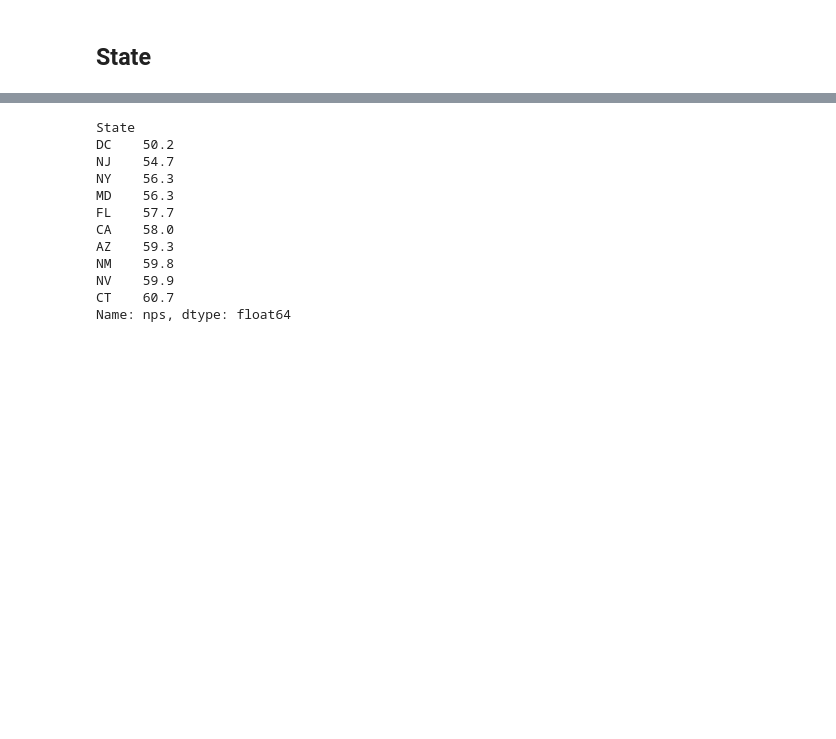
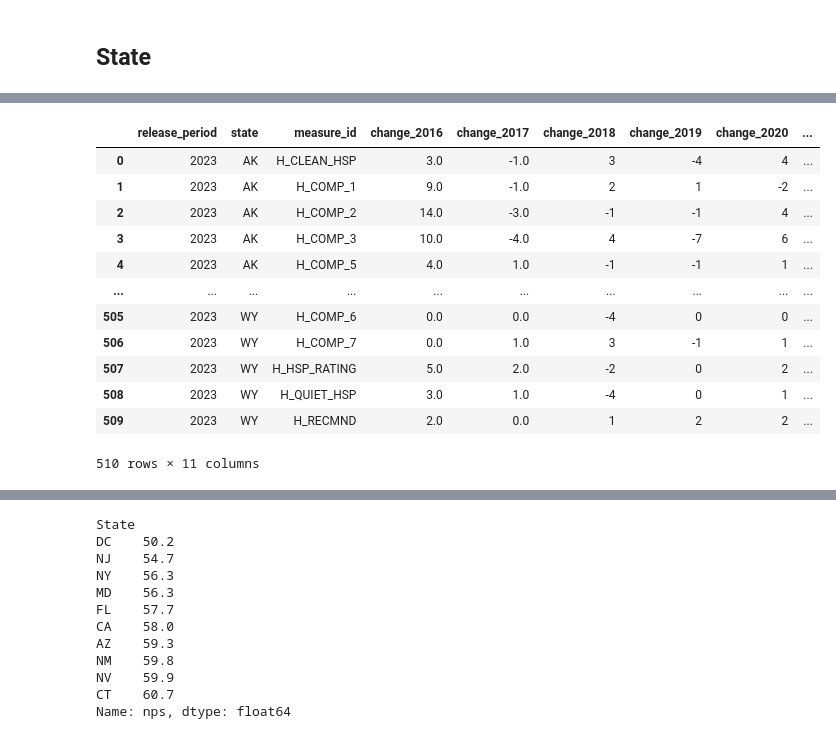
Before and after one commit to andyguo0228/maven_healthcare, a Jupyter notebook: maven_healthcare.ipynb, the cells around one changed output, grey strips where cells are left out. Saved outputs shown, nothing was run; the diff lists cells and outputs as text; code cells hidden in the pictures; blank space fills up the shorter version.

```diff
--- a/maven_healthcare.ipynb
+++ b/maven_healthcare.ipynb
@@ -124,0 +155,25 @@ KeyError: ('state', 'nps')
+# %%
+# Calculate yearly change
+years = list(range(2015, 2024))
+for year in years[1:]:
+    col_name = f"change_{year}"
+    df1[col_name] = df1[f"nps_{year}"] - df1[f"nps_{year-1}"]
+
+# Filter out columns to show only change columns along with some identifying columns
+change_df = df1[['release_period', 'state', 'measure_id'] + [f"change_{year}" for year in years[1:]]]
+
+change_df
+# %% [output]
+|  | release_period | state | measure_id | change_2016 | change_2017 | change_2018 | change_2019 | change_2020 | ... |
+| 0 | 2023 | AK | H_CLEAN_HSP | 3.0 | -1.0 | 3 | -4 | 4 | ... |
+| 1 | 2023 | AK | H_COMP_1 | 9.0 | -1.0 | 2 | 1 | -2 | ... |
+| 2 | 2023 | AK | H_COMP_2 | 14.0 | -3.0 | -1 | -1 | 4 | ... |
+| 3 | 2023 | AK | H_COMP_3 | 10.0 | -4.0 | 4 | -7 | 6 | ... |
+| 4 | 2023 | AK | H_COMP_5 | 4.0 | 1.0 | -1 | -1 | 1 | ... |
+| ... | ... | ... | ... | ... | ... | ... | ... | ... | ... |
+| 505 | 2023 | WY | H_COMP_6 | 0.0 | 0.0 | -4 | 0 | 0 | ... |
+| 506 | 2023 | WY | H_COMP_7 | 0.0 | 1.0 | 3 | -1 | 1 | ... |
+| 507 | 2023 | WY | H_HSP_RATING | 5.0 | 2.0 | -2 | 0 | 2 | ... |
+| 508 | 2023 | WY | H_QUIET_HSP | 3.0 | 1.0 | -4 | 0 | 1 | ... |
+| 509 | 2023 | WY | H_RECMND | 2.0 | 0.0 | 1 | 2 | 2 | ... |
+510 rows × 11 columns
```
Also changed, not shown: parts of 13 cells of this notebook.
